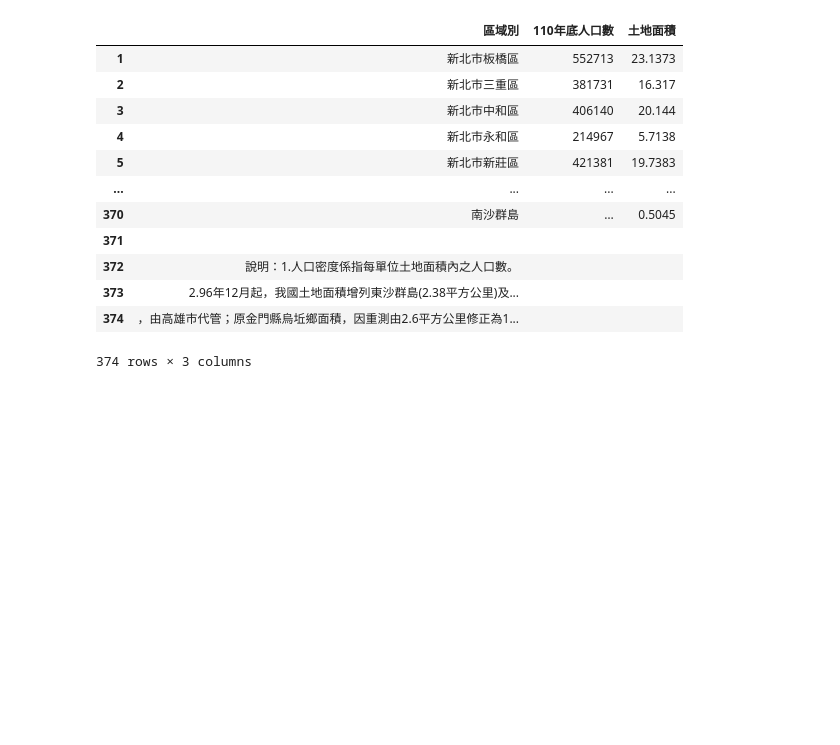
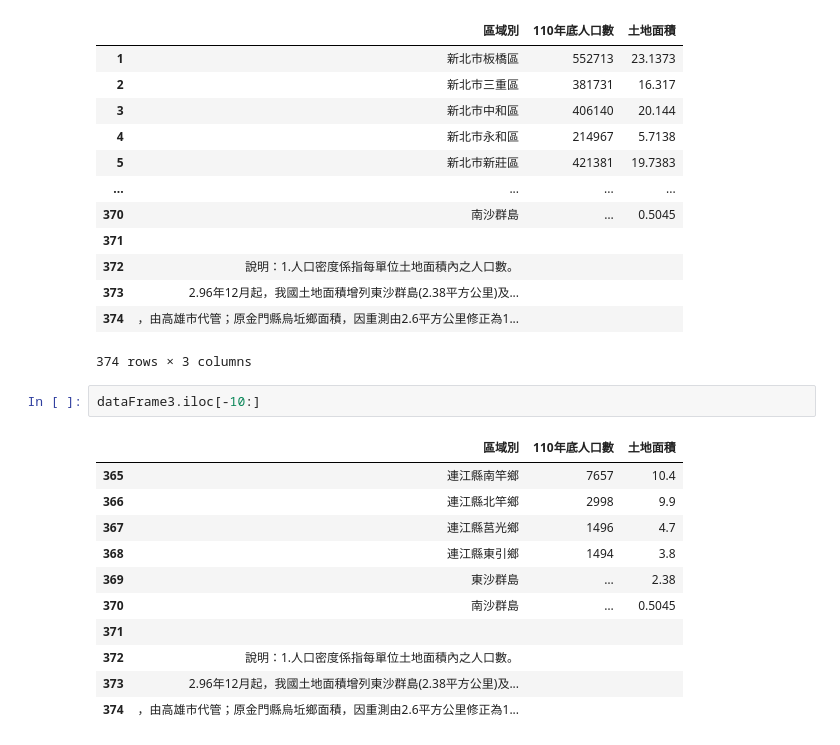
Before and after one commit to roberthsu2003/python, a Jupyter notebook: 上課用目錄/python813/lesson16_2.ipynb, the cells around one changed output. Cells and saved outputs as stored; diff of their text form; blank space fills up the shorter version.

```diff
--- a/上課用目錄/python813/lesson16_2.ipynb
+++ b/上課用目錄/python813/lesson16_2.ipynb
@@ -106,3 +106,17 @@ dataFrame3
 | 373 | 2.96年12月起，我國土地面積增列東沙群島(2.38平方公里)及... |  |  |
 | 374 | ，由高雄市代管；原金門縣烏坵鄉面積，因重測由2.6平方公里修正為1... |  |  |
 374 rows × 3 columns
+# %%
+dataFrame3.iloc[-10:]
+# %% [output]
+|  | 區域別 | 110年底人口數 | 土地面積 |
+| 365 | 連江縣南竿鄉 | 7657 | 10.4 |
+| 366 | 連江縣北竿鄉 | 2998 | 9.9 |
+| 367 | 連江縣莒光鄉 | 1496 | 4.7 |
+| 368 | 連江縣東引鄉 | 1494 | 3.8 |
+| 369 | 東沙群島 | … | 2.38 |
+| 370 | 南沙群島 | … | 0.5045 |
+| 371 |  |  |  |
+| 372 | 說明：1.人口密度係指每單位土地面積內之人口數。 |  |  |
+| 373 | 2.96年12月起，我國土地面積增列東沙群島(2.38平方公里)及... |  |  |
+| 374 | ，由高雄市代管；原金門縣烏坵鄉面積，因重測由2.6平方公里修正為1... |  |  |
```
Also changed, not shown: parts of 3 cells of this notebook, 1 other file.
